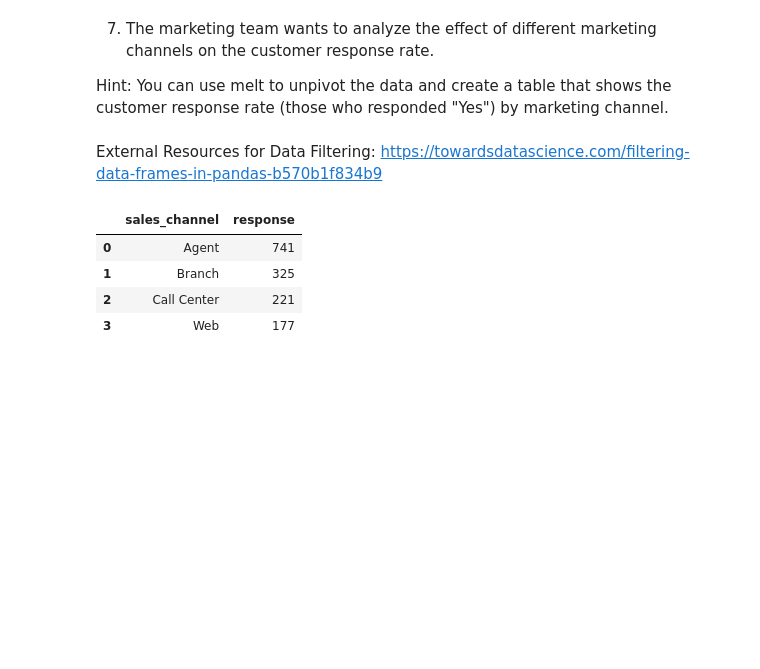
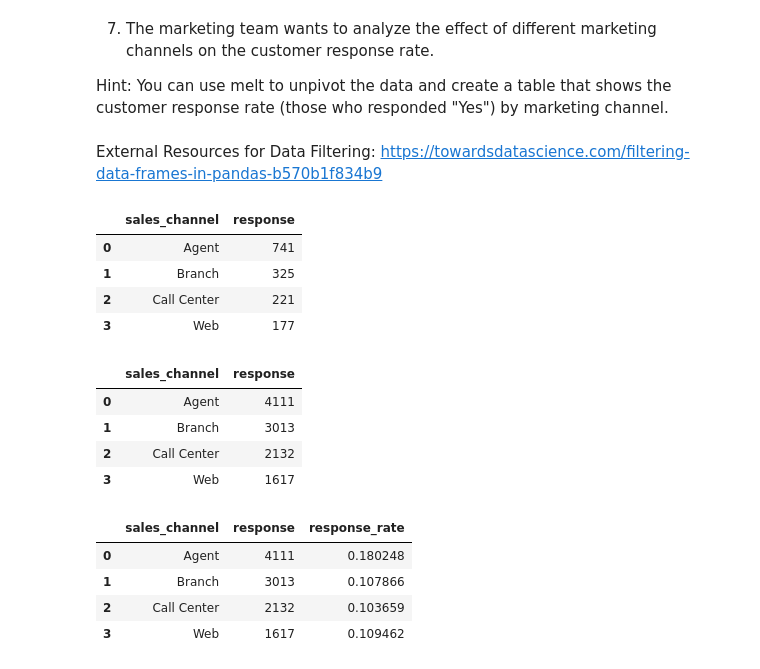
Before and after one commit to tnmart/lab-dw-data-aggregation-and-filtering, a Jupyter notebook: lab-dw-aggregating.ipynb, the cells around one changed output. Drawn from its saved outputs; the diff is of its cells as text; code cells hidden in the pictures; blank space fills up the shorter version.

```diff
--- a/lab-dw-aggregating.ipynb
+++ b/lab-dw-aggregating.ipynb
@@ -367,13 +367,29 @@ External Resources for Data Filtering: https://towardsdatascience.com/filtering-
 # %%
 # your code goes here
 df4=df.copy()
+#Creating a new df where I filter the responses with "Yes" as condition, and I group the column sales channels and add as values the total "Yes" reponses:
+df5=df4[df4["response"] == "Yes"].groupby('sales_channel').agg({"response": 'count'}).reset_index()
 
-df4=df4[df4["response"] == "Yes"].groupby('sales_channel').agg({"response": 'count'}).reset_index()
-
-df4
+#Creating a new as above but this time without filtering the responses, so as to get the total count of reponses dividied by sales channel:
+df6=df4.groupby('sales_channel').agg({"response": 'count'}).reset_index()
+display(df5)
+display(df6)
+#Creating a new column "response_rate" with the rate from the "Yes" responses divided by the total by sales channel:
+df6['response_rate']=df5['response'] / df6['response']
+df6
 # %% [output]
 |  | sales_channel | response |
 | 0 | Agent | 741 |
 | 1 | Branch | 325 |
 | 2 | Call Center | 221 |
 | 3 | Web | 177 |
+|  | sales_channel | response |
+| 0 | Agent | 4111 |
+| 1 | Branch | 3013 |
+| 2 | Call Center | 2132 |
+| 3 | Web | 1617 |
+|  | sales_channel | response | response_rate |
+| 0 | Agent | 4111 | 0.180248 |
+| 1 | Branch | 3013 | 0.107866 |
+| 2 | Call Center | 2132 | 0.103659 |
+| 3 | Web | 1617 | 0.109462 |
```
Also changed, not shown: 1 other file.
